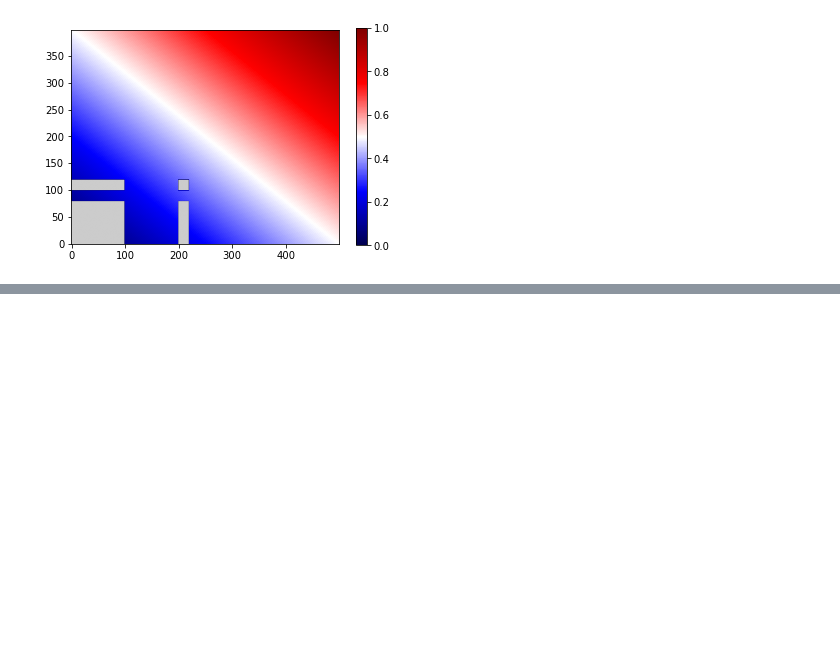
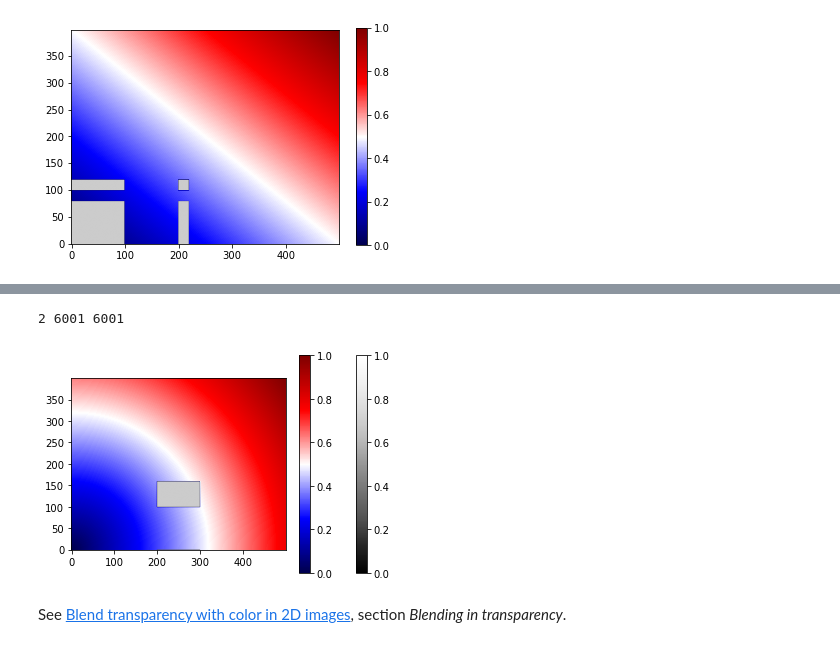
Before and after one commit to gregnordin/notes_to_self, a Jupyter notebook: python/matplotlib/images_with_transparency.ipynb, the cells around one changed output, grey strips where cells are left out. Cells and saved outputs as stored; diff of their text form; code cells hidden in the pictures; blank space fills up the shorter version.

```diff
--- a/python/matplotlib/images_with_transparency.ipynb
+++ b/python/matplotlib/images_with_transparency.ipynb
@@ -133,0 +201,18 @@ fig.colorbar(im);
+# %%
+foreground = np.zeros((n_y, n_x, 4))
+
+temp = np.where(background < 1e-5)
+print(len(temp), len(temp[0]), len(temp[1]))
+
+grey_value = 0.8
+foreground[np.ix_(*temp)] = [grey_value, grey_value, grey_value, 1]
+# foreground[np.ix_(temp[0], temp[1])] = [grey_value, grey_value, grey_value, 1]
+
+fig, ax = plt.subplots()
+im = ax.imshow(background, origin='lower', cmap="seismic")
+im_f = ax.imshow(foreground, origin='lower', cmap="Greys_r");
+fig.colorbar(im_f);
+fig.colorbar(im);
+# %% [output]
+2 6001 6001
+[figure, added]
@@ -133,0 +228,2 @@ fig.colorbar(im);
+# %% [markdown]
+See [Blend transparency with color in 2D images](https://matplotlib.org/stable/gallery/images_contours_and_fields/image_transparency_blend.html), section *Blending in transparency*.
```
Also changed, not shown: parts of 10 cells of this notebook.
